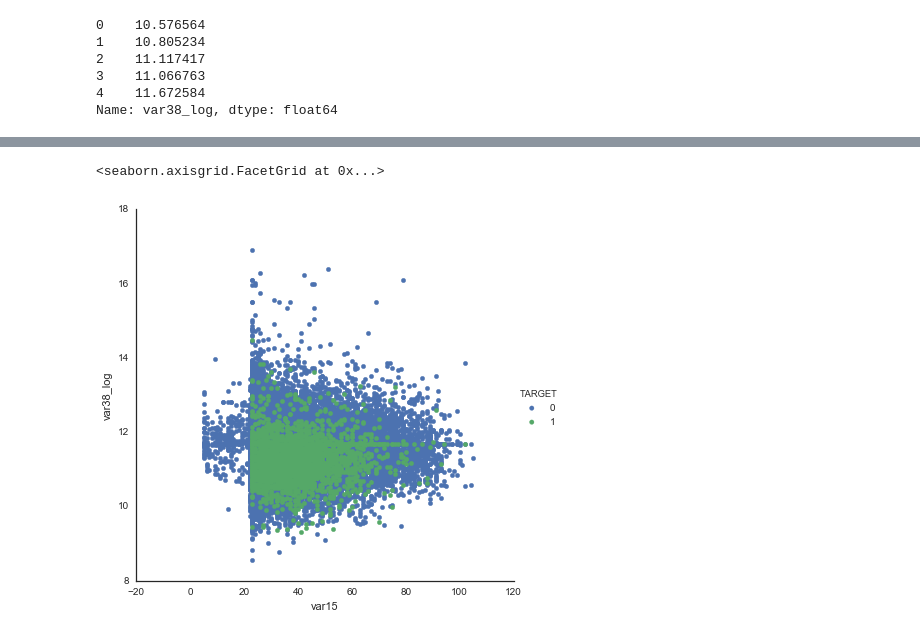
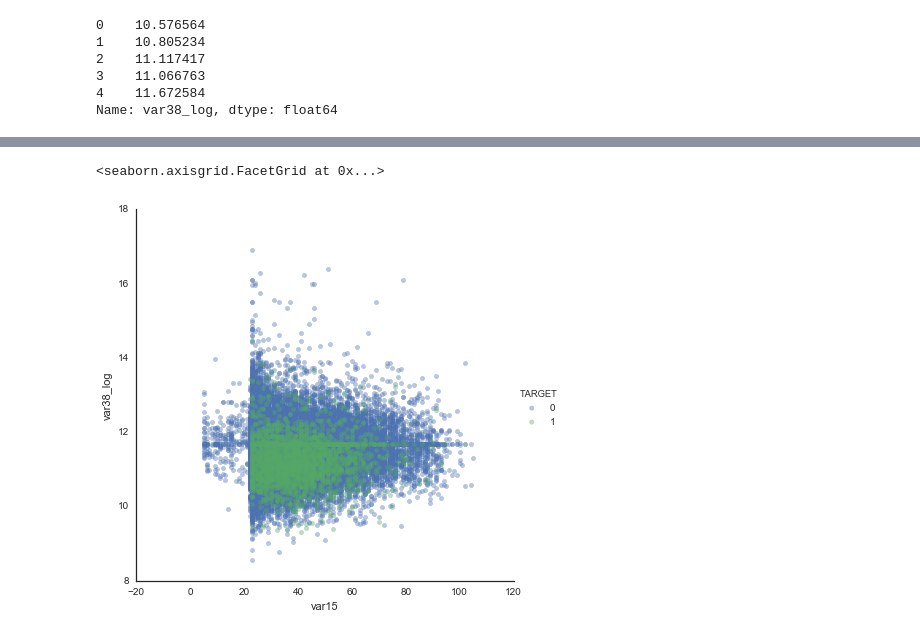
Before and after one commit to sketchychen/kaggle_santander, a Jupyter notebook: Kaggle_Santander.ipynb, the cells around one changed output, grey strips where cells are left out. Drawn from its saved outputs; the diff is of its cells as text; code cells hidden in the pictures.

```diff
--- a/Kaggle_Santander.ipynb
+++ b/Kaggle_Santander.ipynb
@@ -269,9 +269,9 @@ plt.title('var38_log and TARGET');
 # %%
 sns.FacetGrid(santrainder, hue='TARGET', size=6) \
-    .map(plt.scatter, 'var15', 'var38_log') \
+    .map(plt.scatter, 'var15', 'var38_log', alpha=0.4) \
     .add_legend()
 # %% [output]
 <seaborn.axisgrid.FacetGrid at 0x...>
-[figure, old version]
+[figure, new version]
 # %%
 # delta features?
```
Also changed, not shown: parts of 5 cells of this notebook.
